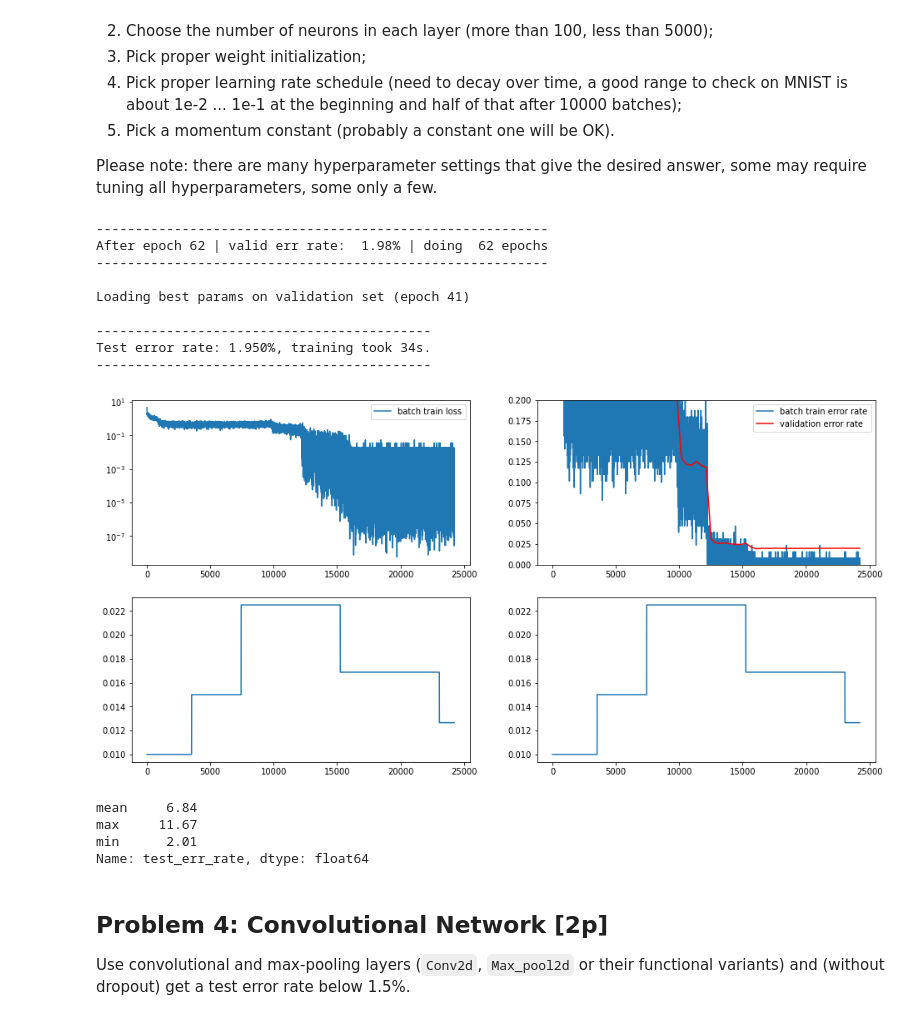
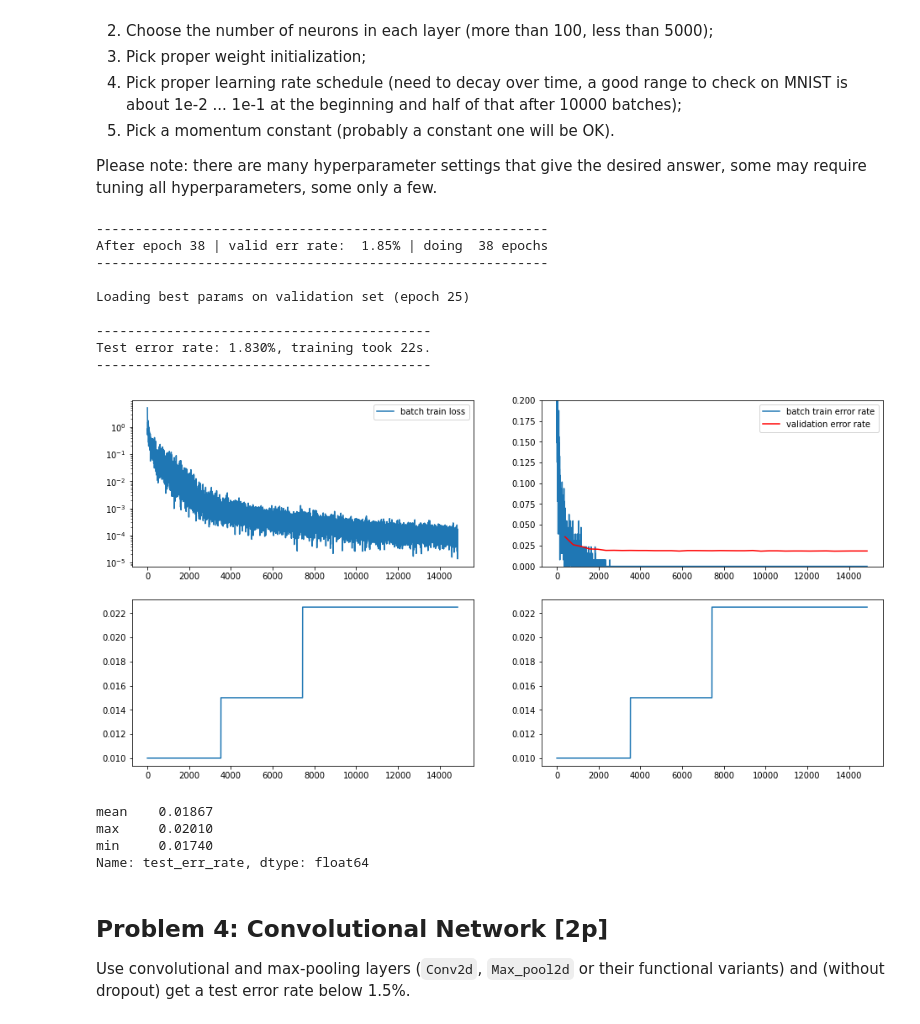
Before and after one commit to AdrianUrbanski/DL, a Jupyter notebook: Assignment2.ipynb, the cells around one changed output. Drawn from its saved outputs; the diff is of its cells as text; code cells hidden in the pictures.

Commit message:
Run tests for problems 3-7

```diff
--- a/Assignment2.ipynb
+++ b/Assignment2.ipynb
@@ -704,7 +722,6 @@ layers = [
     nn.Linear(28 * 28, 1000),
     nn.ReLU(),
     nn.Linear(1000, 10),
-    nn.ReLU(),
 ]
 
 model = Model(*layers)
@@ -712,37 +729,44 @@ model = Model(*layers)
 with torch.no_grad():
     # Initialize parameters
     for name, p in model.named_parameters():
         if "weight" in name:
             a = np.sqrt(12/(28*28 + 10)) # 3/(1/2)*(fan_in+fan_out)/2
             p.uniform_(-a, a)
         elif "bias" in name:
             p.zero_()
         else:
             raise ValueError('Unknown parameter name "%s"' % name)
 
 # On GPU enabled devices set device='cuda' else set device='cpu'
 t_start = time.time()
 SGD(model, mnist_loaders, alpha=1e-2, max_num_epochs=200, epsilon=0.98, decay=1e-5,
     num_epochs=30, device="cuda")
 
 
 test_err_rate = compute_error_rate(model, mnist_loaders["test"])
 m = (
     f"Test error rate: {test_err_rate * 100.0:.3f}%, "
     f"training took {time.time() - t_start:.0f}s."
 )
 print("{0}\n{1}\n{0}".format("-" * len(m), m))
 # %% [output]
 ----------------------------------------------------------
-After epoch 62 | valid err rate:  1.98% | doing  62 epochs
+After epoch 38 | valid err rate:  1.85% | doing  38 epochs
 ----------------------------------------------------------
 
-Loading best params on validation set (epoch 41)
+Loading best params on validation set (epoch 25)
 
 -------------------------------------------
-Test error rate: 1.950%, training took 34s.
+Test error rate: 1.830%, training took 22s.
 -------------------------------------------
-[figure, old version]
+[figure, new version]
 # %%
 results = get_stats(layers, mnist_loaders, 10, alpha=1e-2, max_num_epochs=200, epsilon=0.95,
+results_df = pd.DataFrame(results)
                     decay=1e-5, num_epochs=30, device="cuda")
+results_df['test_err_rate'].agg(['mean', 'max', 'min'])
+# %% [output]
+mean    0.01867
+max     0.02010
+min     0.01740
+Name: test_err_rate, dtype: float64
@@ -751,10 +773,3 @@ results_df = pd.DataFrame(results)
-# %%
-results_df['test_err_rate'].agg(['mean', 'max', 'min'])
-# %% [output]
-mean     6.84
-max     11.67
-min      2.01
-Name: test_err_rate, dtype: float64
 # %% [markdown]
 ## Problem 4: Convolutional Network [2p]
 
```
Also changed, not shown: parts of 8 cells of this notebook.
